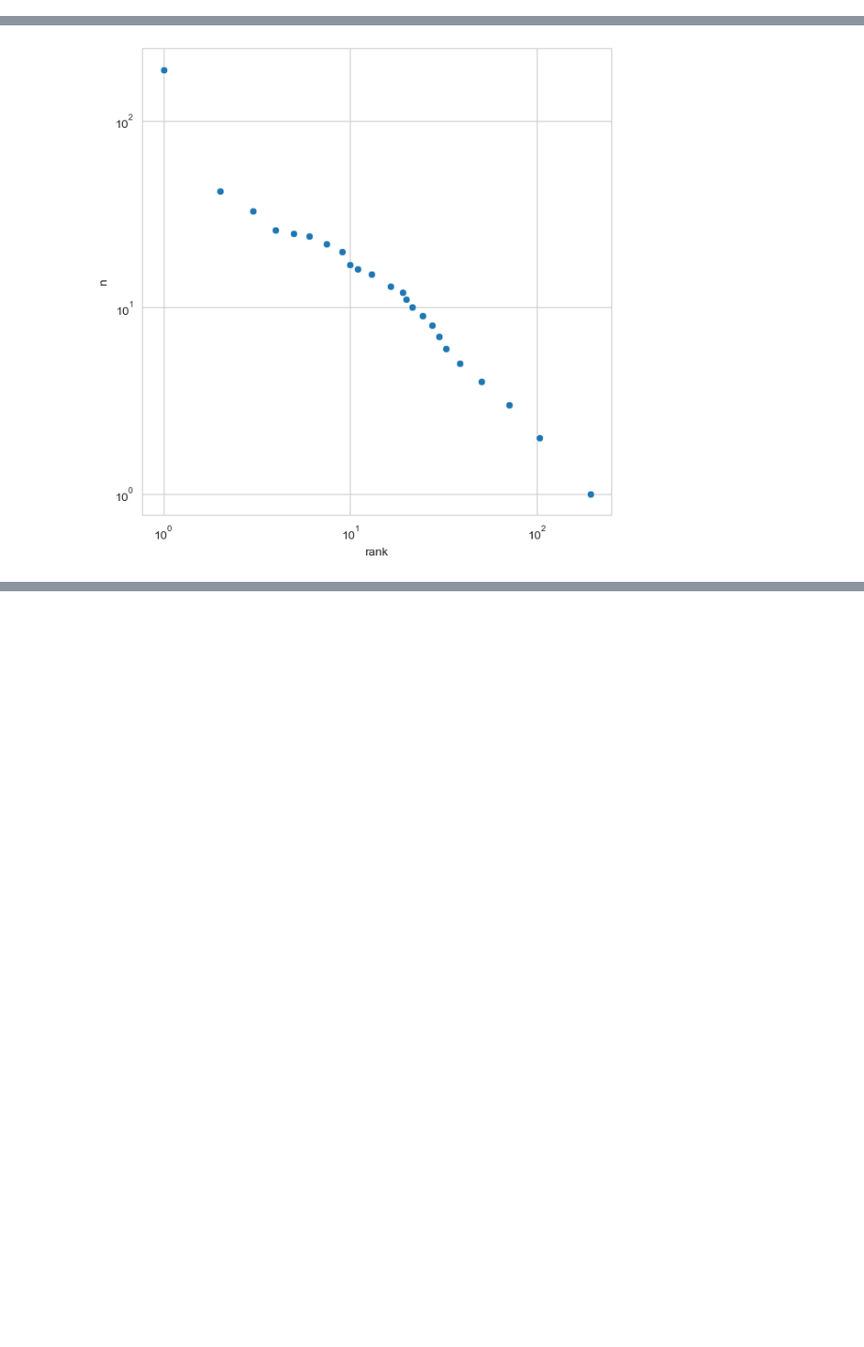
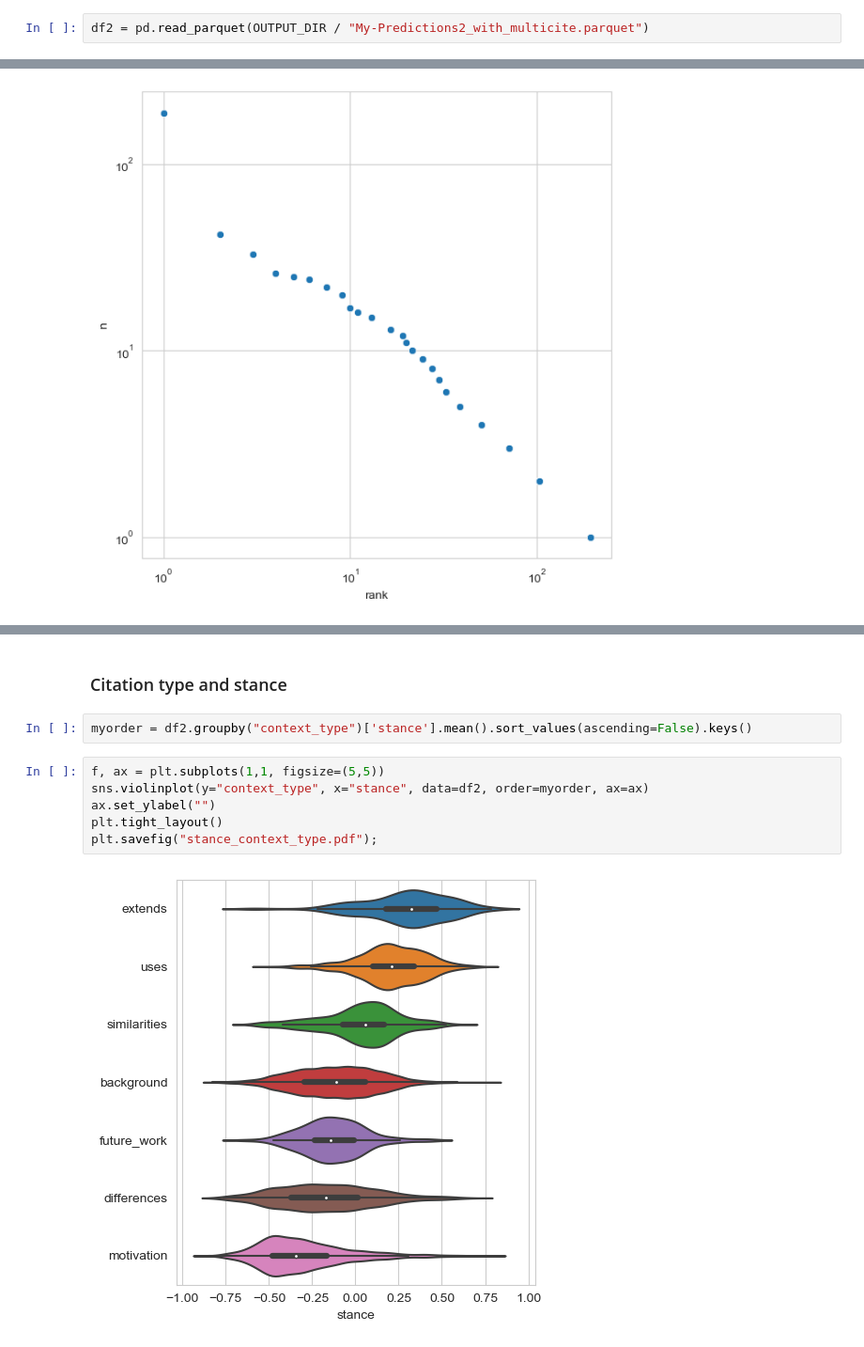
Before and after one commit to jstonge/sci_feuds, a Jupyter notebook: notebook/eda.ipynb, the cells around one changed output, grey strips where cells are left out. Shown: that part at 94% size. Saved outputs shown, nothing was run; the diff lists cells and outputs as text; blank space fills up the shorter version.

```diff
--- a/notebook/eda.ipynb
+++ b/notebook/eda.ipynb
@@ -17,0 +19,2 @@ df = pd.read_parquet(CCA_DIR/"groupSel_feud_with_tag.pqt")
+# %%
+df2 = pd.read_parquet(OUTPUT_DIR / "My-Predictions2_with_multicite.parquet")
@@ -86,0 +155,12 @@ ax.set_yscale('log');
+# %% [markdown]
+### Citation type and stance
+# %%
+myorder = df2.groupby("context_type")['stance'].mean().sort_values(ascending=False).keys()
+# %%
+f, ax = plt.subplots(1,1, figsize=(5,5))
+sns.violinplot(y="context_type", x="stance", data=df2, order=myorder, ax=ax)
+ax.set_ylabel("")
+plt.tight_layout()
+plt.savefig("stance_context_type.pdf");
+# %% [output]
+[figure, added]
```
Also changed, not shown: parts of 21 cells of this notebook, 25 other files.
